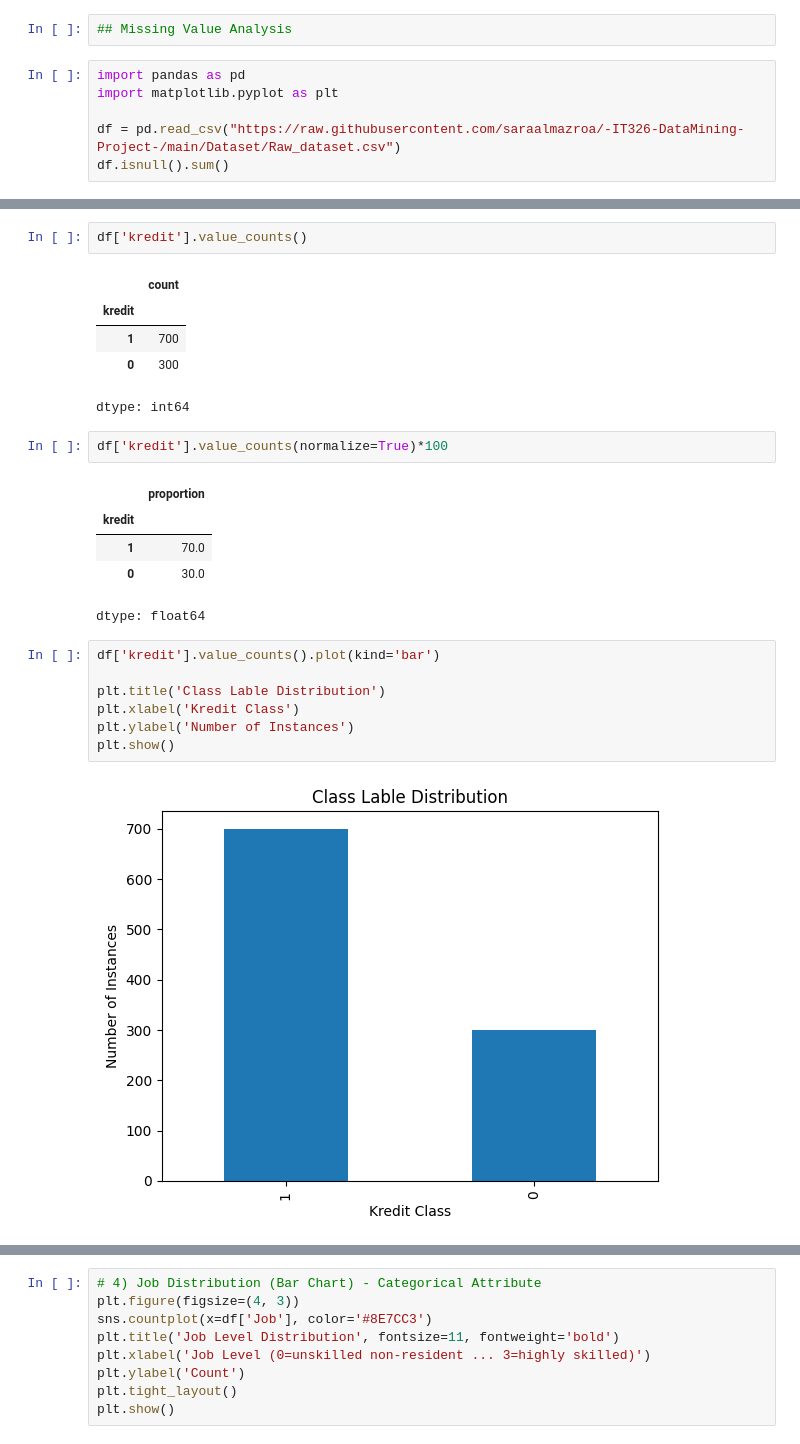
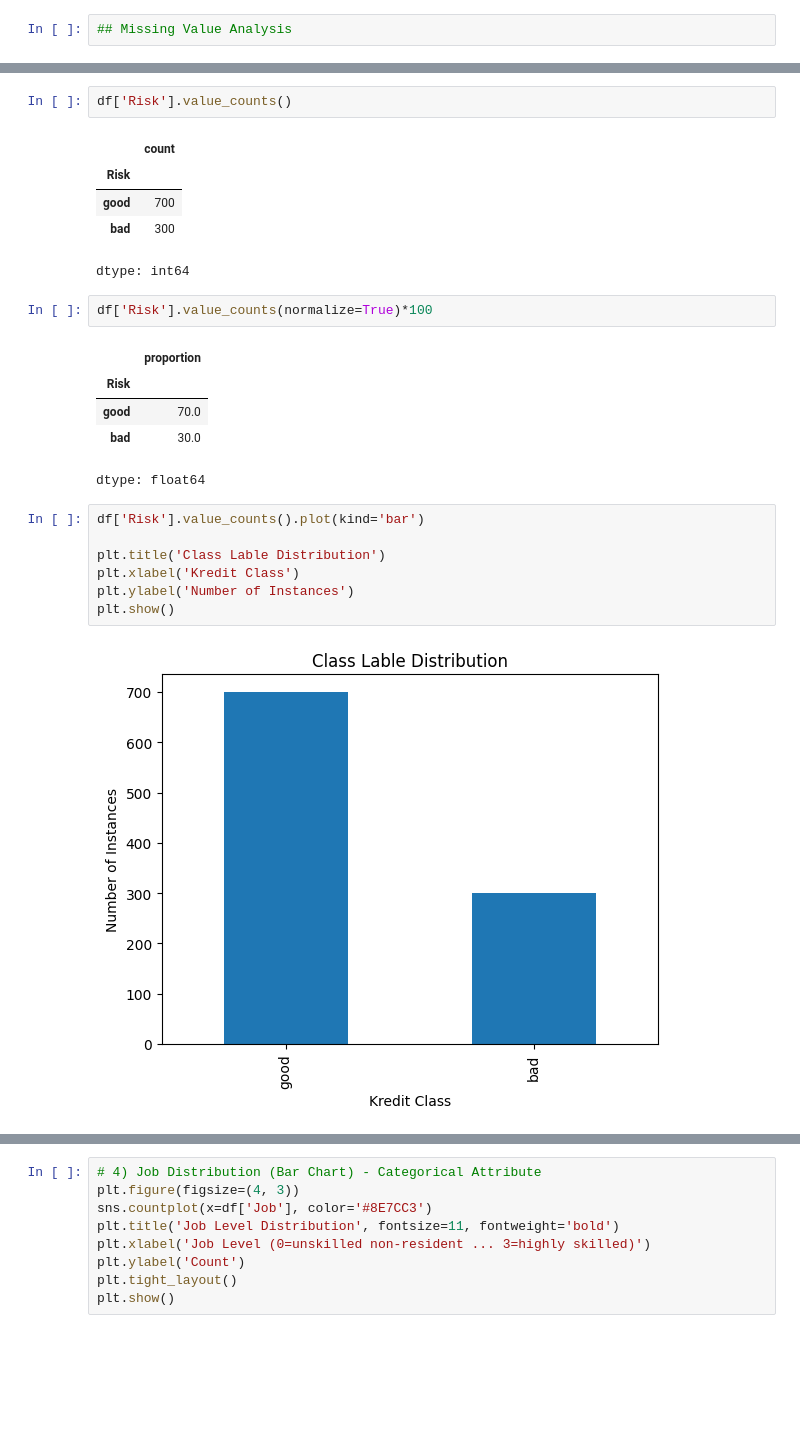
Before and after one commit to saraalmazroa/-IT326-DataMining-Project-, a Jupyter notebook: Phase2.ipynb, the cells around one changed output, grey strips where cells are left out. Cells and saved outputs as stored; diff of their text form; blank space fills up the shorter version.

```diff
--- a/Phase2.ipynb
+++ b/Phase2.ipynb
@@ -73,9 +73,3 @@ Duration: 7% outliers — also right-skewed.
 All percentages are under 10%, so records will be kept and handled later via normalization/transformation rather than removed.
 # %%
 ## Missing Value Analysis
-# %%
-import pandas as pd
-import matplotlib.pyplot as plt
-
-df = pd.read_csv("https://raw.githubusercontent.com/saraalmazroa/-IT326-DataMining-Project-/main/Dataset/Raw_dataset.csv")
-df.isnull().sum()
@@ -128,26 +115,26 @@ The dataset contains 1000 records and 21 attributes. The analysis shows that the
 # %%
-df['kredit'].value_counts()
+df['Risk'].value_counts()
 # %% [output]
 |  | count |
-| kredit |  |
-| 1 | 700 |
-| 0 | 300 |
+| Risk |  |
+| good | 700 |
+| bad | 300 |
 dtype: int64
 # %%
-df['kredit'].value_counts(normalize=True)*100
+df['Risk'].value_counts(normalize=True)*100
 # %% [output]
 |  | proportion |
-| kredit |  |
-| 1 | 70.0 |
-| 0 | 30.0 |
+| Risk |  |
+| good | 70.0 |
+| bad | 30.0 |
 dtype: float64
 # %%
-df['kredit'].value_counts().plot(kind='bar')
+df['Risk'].value_counts().plot(kind='bar')
 
 plt.title('Class Lable Distribution')
 plt.xlabel('Kredit Class')
 plt.ylabel('Number of Instances')
 plt.show()
 # %% [output]
-[figure, old version]
+[figure, new version]
 # %% [markdown]
```
Also changed, not shown: parts of 5 cells of this notebook.
